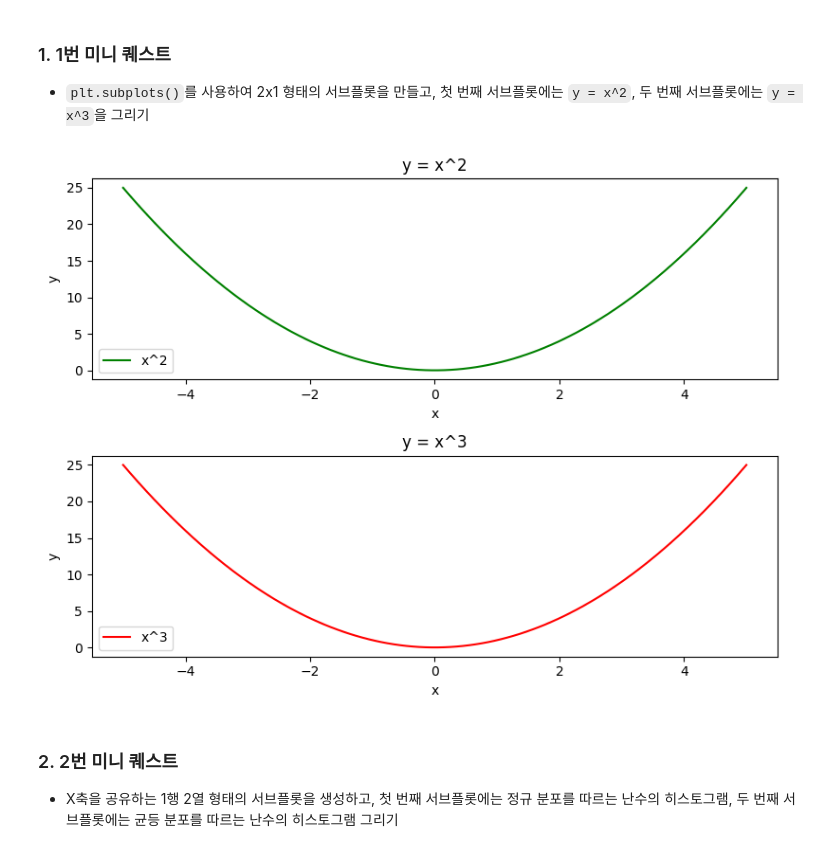
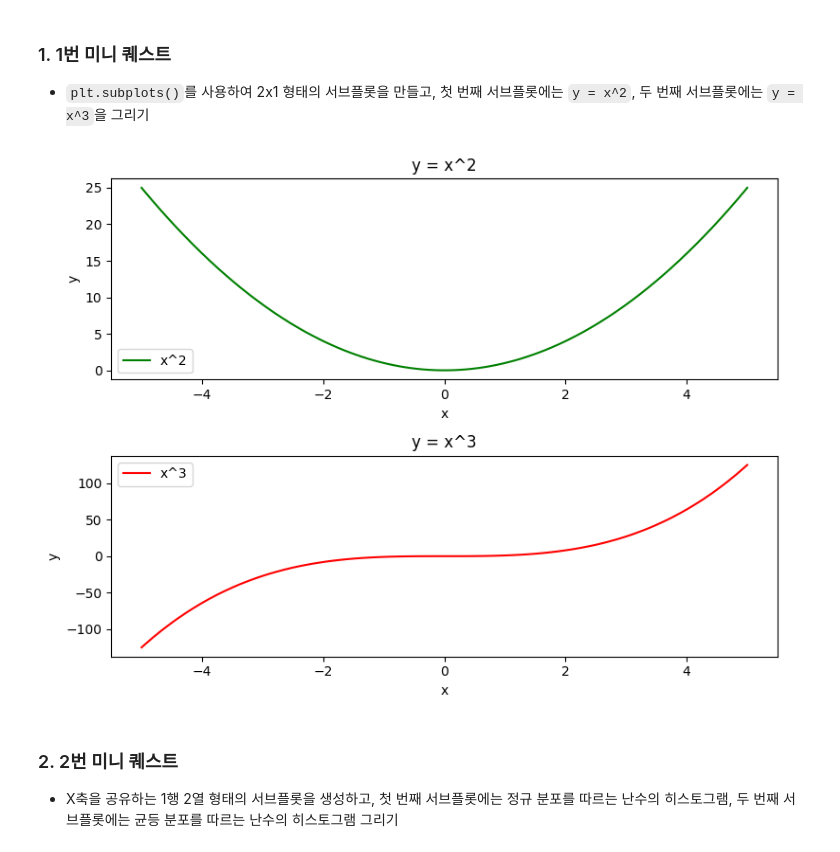
Before and after one commit to 100-hours-a-week/KTB4-emjay-AI, a Jupyter notebook: WeeklyChallenge/03/data_visualization.ipynb, the cells around one changed output. Cells and saved outputs as stored; diff of their text form; code cells hidden in the pictures.

```diff
--- a/WeeklyChallenge/03/data_visualization.ipynb
+++ b/WeeklyChallenge/03/data_visualization.ipynb
@@ -456,32 +458,32 @@ plt.show()
 # %%
 # 데이터 생성
 x = np.linspace(-5, 5, 100)
 y1 = x ** 2  # x의 제곱
 y2 = x ** 3  # x의 세제곱
 
 # 서브플롯 설정 (2행 1열)
 fig, axes = plt.subplots(nrows=2, ncols=1, figsize=(8, 6))
 
 # 첫 번째 서브플롯
 axes[0].plot(x, y1, color='green', label='x^2')  # 첫 번째 서브플롯에 그래프 추가
 axes[0].set_title("y = x^2")  # 제목 설정
 axes[0].set_xlabel("x")
 axes[0].set_ylabel("y")
 axes[0].legend()
 
 # 두 번째 서브플롯
-axes[1].plot(x, y1, color='red', label='x^3')  # 두 번째 서브플롯에 그래프 추가
+axes[1].plot(x, y2, color='red', label='x^3')  # 두 번째 서브플롯에 그래프 추가
 axes[1].set_title("y = x^3")
 axes[1].set_xlabel("x")
 axes[1].set_ylabel("y")
 axes[1].legend()
 
 # 전체 레이아웃 조정
 plt.tight_layout()  # 그래프 간 간격 자동 조정
 
 plt.show()
 # %% [output]
-[figure, old version]
+[figure, new version]
 # %% [markdown]
 ### 2. 2번 미니 퀘스트
 - X축을 공유하는 1행 2열 형태의 서브플롯을 생성하고, 첫 번째 서브플롯에는 정규 분포를 따르는 난수의 히스토그램, 두 번째 서브플롯에는 균등 분포를 따르는 난수의 히스토그램 그리기
```
Also changed, not shown: parts of 93 cells of this notebook.
